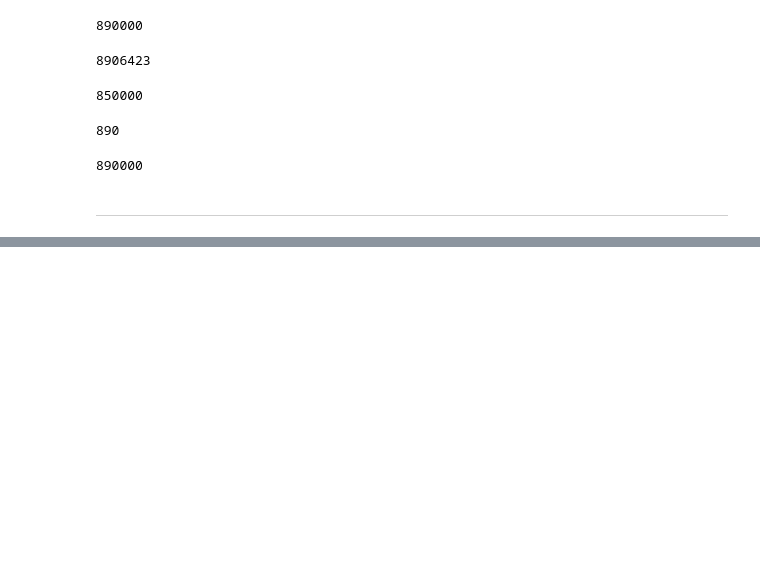
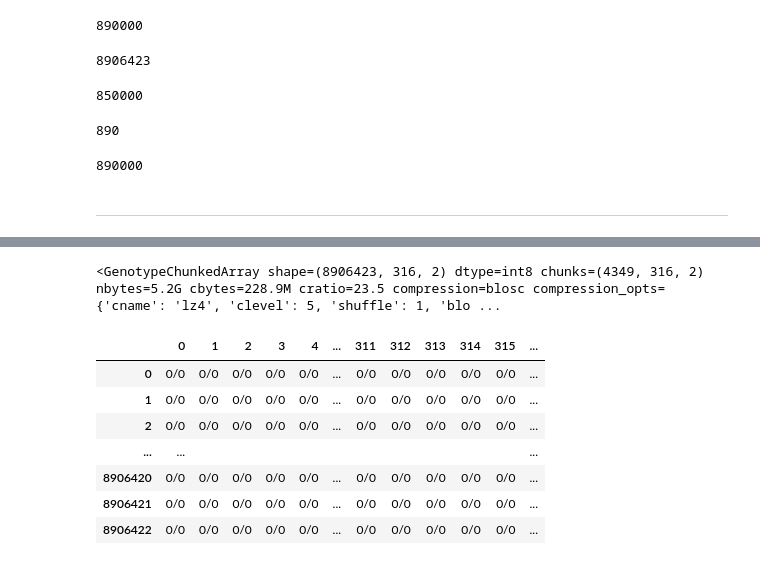
Before and after one commit to randomxsk8/notebooks, a Jupyter notebook: 08212019_ABBABABA_try.ipynb, the cells around one changed output, grey strips where cells are left out. Cells and saved outputs as stored; diff of their text form; code cells hidden in the pictures; blank space fills up the shorter version.

```diff
--- a/08212019_ABBABABA_try.ipynb
+++ b/08212019_ABBABABA_try.ipynb
@@ -301,0 +304,3 @@ len(abba_2L_bj1kb[3])
+# %%
+pop_select = metadata.population.isin({'BFcol', 'CIcol', 'BFgam', 'AOcol'}).values
+pop_select
@@ -301,0 +319,13 @@ len(abba_2L_bj1kb[3])
+# %%
+geno_subset = geno.subset(sel1=pop_select)
+geno_subset
+# %% [output]
+<GenotypeChunkedArray shape=(8906423, 316, 2) dtype=int8 chunks=(4349, 316, 2) nbytes=5.2G cbytes=228.9M cratio=23.5 compression=blosc compression_opts={'cname': 'lz4', 'clevel': 5, 'shuffle': 1, 'blo ...
+|  | 0 | 1 | 2 | 3 | 4 | ... | 311 | 312 | 313 | 314 | 315 | ... |
+| 0 | 0/0 | 0/0 | 0/0 | 0/0 | 0/0 | ... | 0/0 | 0/0 | 0/0 | 0/0 | 0/0 | ... |
+| 1 | 0/0 | 0/0 | 0/0 | 0/0 | 0/0 | ... | 0/0 | 0/0 | 0/0 | 0/0 | 0/0 | ... |
+| 2 | 0/0 | 0/0 | 0/0 | 0/0 | 0/0 | ... | 0/0 | 0/0 | 0/0 | 0/0 | 0/0 | ... |
+| ... | ... |  |  |  |  |  |  |  |  |  |  | ... |
+| 8906420 | 0/0 | 0/0 | 0/0 | 0/0 | 0/0 | ... | 0/0 | 0/0 | 0/0 | 0/0 | 0/0 | ... |
+| 8906421 | 0/0 | 0/0 | 0/0 | 0/0 | 0/0 | ... | 0/0 | 0/0 | 0/0 | 0/0 | 0/0 | ... |
+| 8906422 | 0/0 | 0/0 | 0/0 | 0/0 | 0/0 | ... | 0/0 | 0/0 | 0/0 | 0/0 | 0/0 | ... |
```
Also changed, not shown: parts of 24 cells of this notebook.
